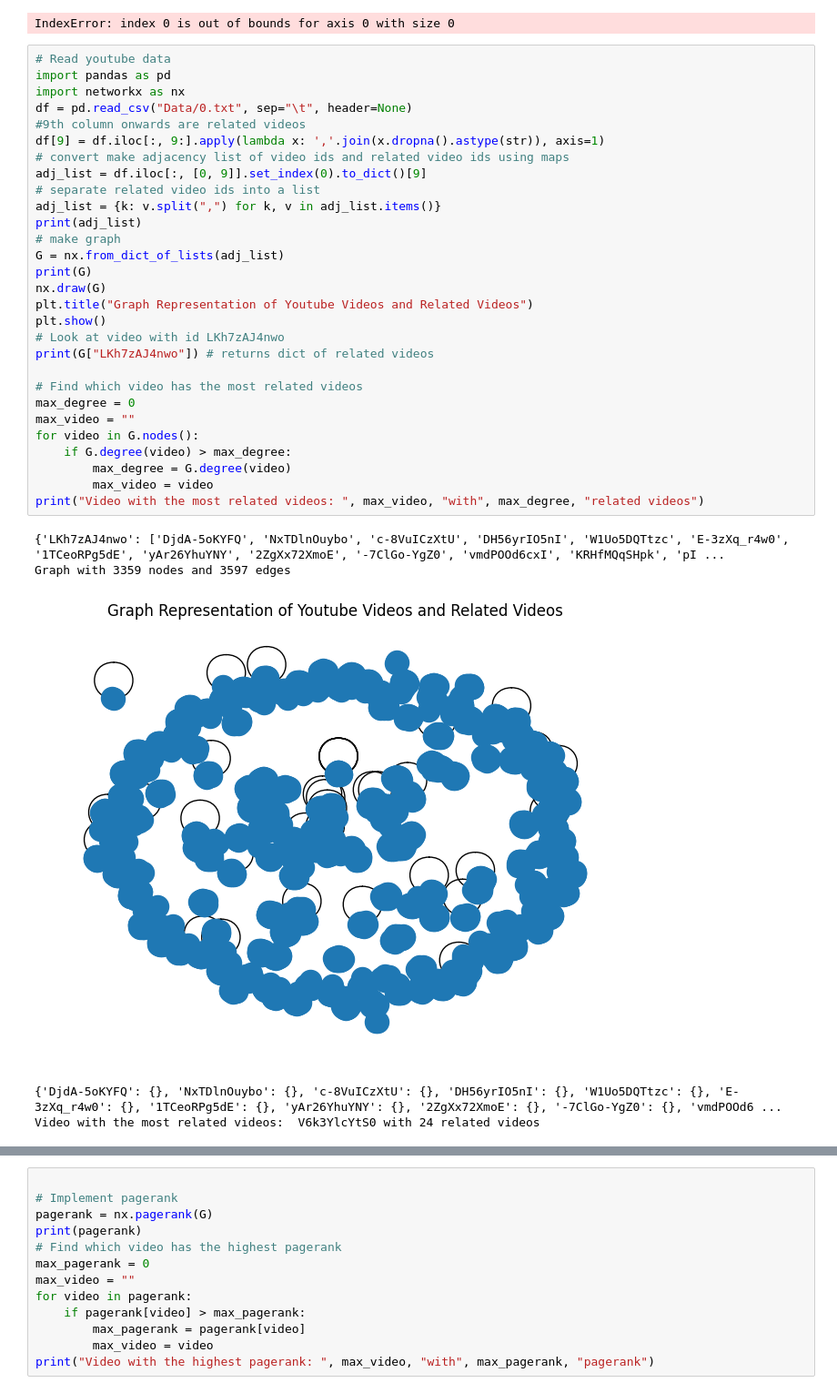
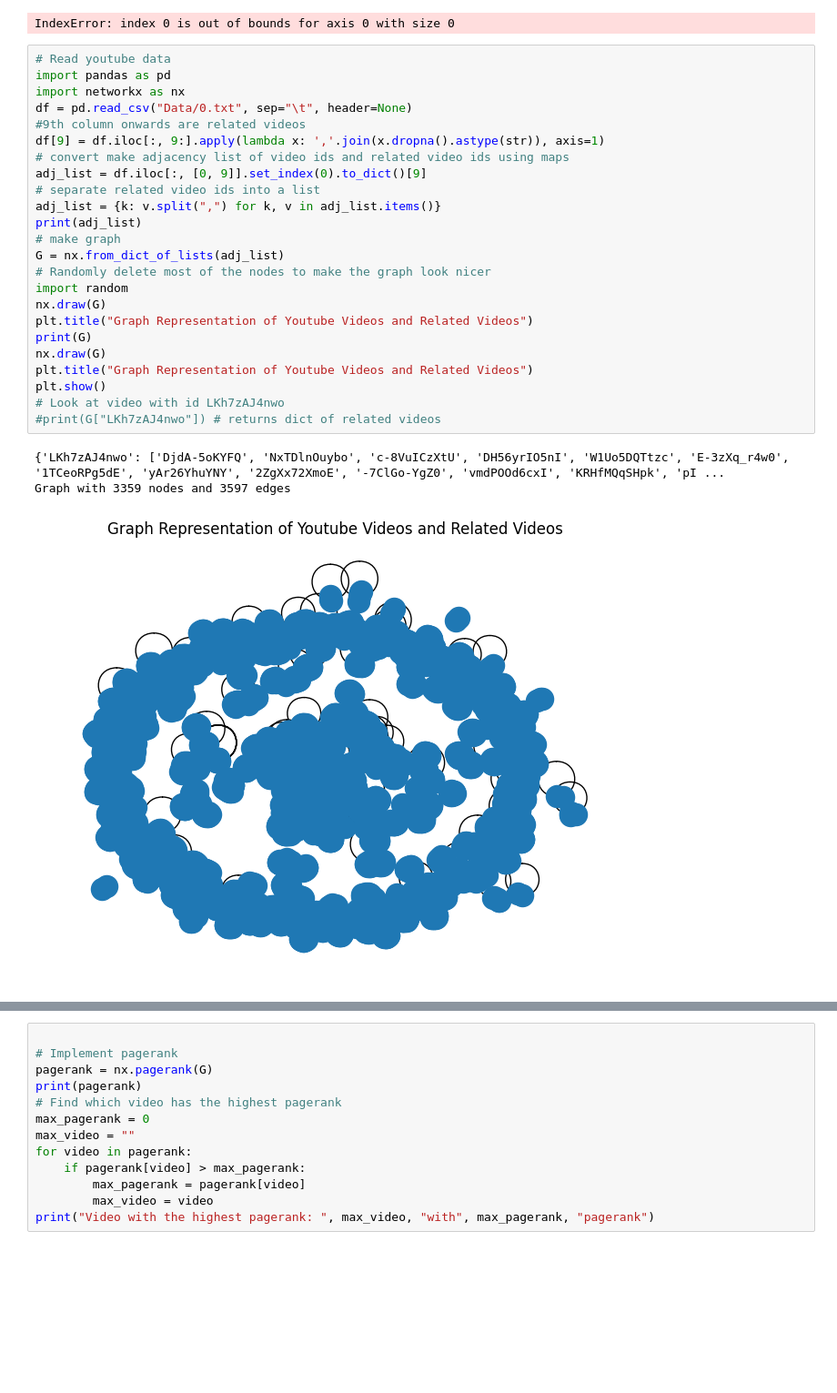
Before and after one commit to davidhfrost/csds234, a Jupyter notebook: data_loader.ipynb, the cells around one changed output, grey strips where cells are left out. Shown: that part at 91% size. Drawn from its saved outputs; the diff is of its cells as text; blank space fills up the shorter version.

```diff
--- a/data_loader.ipynb
+++ b/data_loader.ipynb
@@ -71,35 +71,28 @@ IndexError: index 0 is out of bounds for axis 0 with size 0
 # %%
 # Read youtube data
 import pandas as pd
 import networkx as nx
 df = pd.read_csv("Data/0.txt", sep="\t", header=None)
 #9th column onwards are related videos
 df[9] = df.iloc[:, 9:].apply(lambda x: ','.join(x.dropna().astype(str)), axis=1)
 # convert make adjacency list of video ids and related video ids using maps
 adj_list = df.iloc[:, [0, 9]].set_index(0).to_dict()[9]
 # separate related video ids into a list
 adj_list = {k: v.split(",") for k, v in adj_list.items()}
 print(adj_list)
 # make graph
 G = nx.from_dict_of_lists(adj_list)
+# Randomly delete most of the nodes to make the graph look nicer
+import random
+nx.draw(G)
+plt.title("Graph Representation of Youtube Videos and Related Videos")
 print(G)
 nx.draw(G)
 plt.title("Graph Representation of Youtube Videos and Related Videos")
 plt.show()
 # Look at video with id LKh7zAJ4nwo
-print(G["LKh7zAJ4nwo"]) # returns dict of related videos
-
-# Find which video has the most related videos
-max_degree = 0
-max_video = ""
-for video in G.nodes():
-    if G.degree(video) > max_degree:
-        max_degree = G.degree(video)
-        max_video = video
-print("Video with the most related videos: ", max_video, "with", max_degree, "related videos")
+#print(G["LKh7zAJ4nwo"]) # returns dict of related videos
 # %% [output]
 {'LKh7zAJ4nwo': ['DjdA-5oKYFQ', 'NxTDlnOuybo', 'c-8VuICzXtU', 'DH56yrIO5nI', 'W1Uo5DQTtzc', 'E-3zXq_r4w0', '1TCeoRPg5dE', 'yAr26YhuYNY', '2ZgXx72XmoE', '-7ClGo-YgZ0', 'vmdPOOd6cxI', 'KRHfMQqSHpk', 'pI ...
 Graph with 3359 nodes and 3597 edges
-[figure, old version]
+[figure, new version]
-{'DjdA-5oKYFQ': {}, 'NxTDlnOuybo': {}, 'c-8VuICzXtU': {}, 'DH56yrIO5nI': {}, 'W1Uo5DQTtzc': {}, 'E-3zXq_r4w0': {}, '1TCeoRPg5dE': {}, 'yAr26YhuYNY': {}, '2ZgXx72XmoE': {}, '-7ClGo-YgZ0': {}, 'vmdPOOd6 ...
-Video with the most related videos:  V6k3YlcYtS0 with 24 related videos
```
Also changed, not shown: parts of 3 cells of this notebook.
